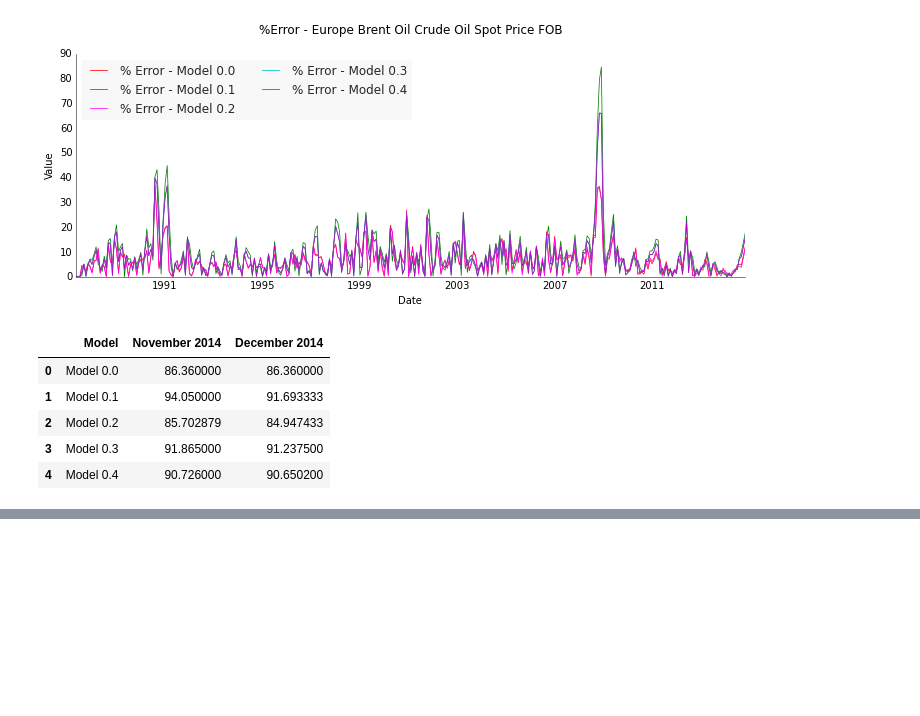
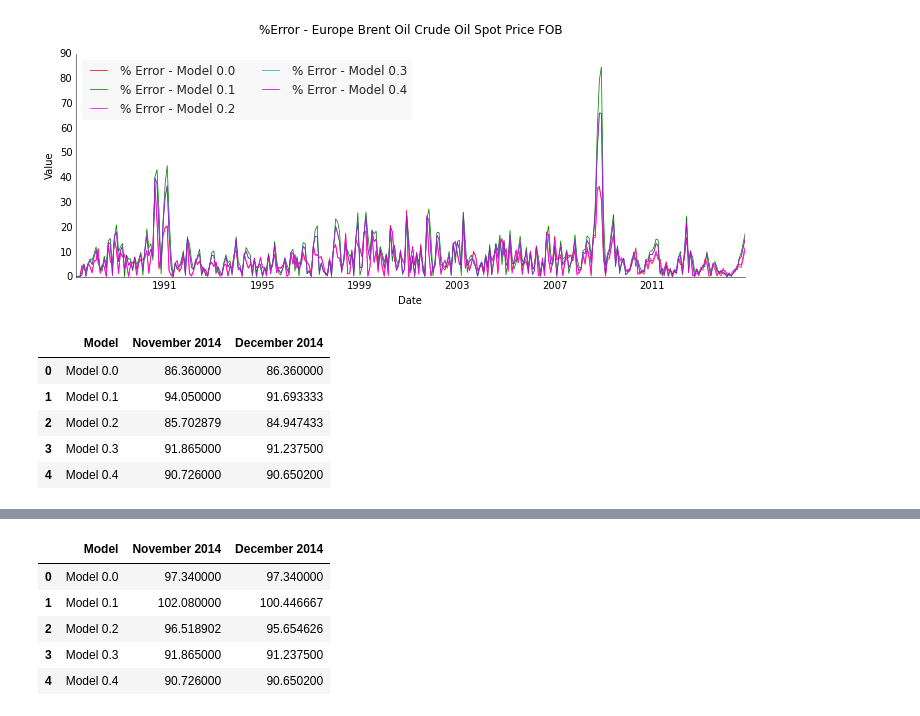
Before and after one commit to Sree-vathsan/CSE591-Data-Science-Project, a Jupyter notebook: baselineModel/bm_oil.ipynb, the cells around one changed output, grey strips where cells are left out. Drawn from its saved outputs; the diff is of its cells as text; code cells hidden in the pictures; blank space fills up the shorter version.

```diff
--- a/baselineModel/bm_oil.ipynb
+++ b/baselineModel/bm_oil.ipynb
@@ -588,0 +598,9 @@ dfErr
+# %%
+dfForecast
+# %% [output]
+|  | Model | November 2014 | December 2014 |
+| 0 | Model 0.0 | 97.340000 | 97.340000 |
+| 1 | Model 0.1 | 102.080000 | 100.446667 |
+| 2 | Model 0.2 | 96.518902 | 95.654626 |
+| 3 | Model 0.3 | 91.865000 | 91.237500 |
+| 4 | Model 0.4 | 90.726000 | 90.650200 |
```
Also changed, not shown: parts of 1 cell of this notebook, 4 other files.
